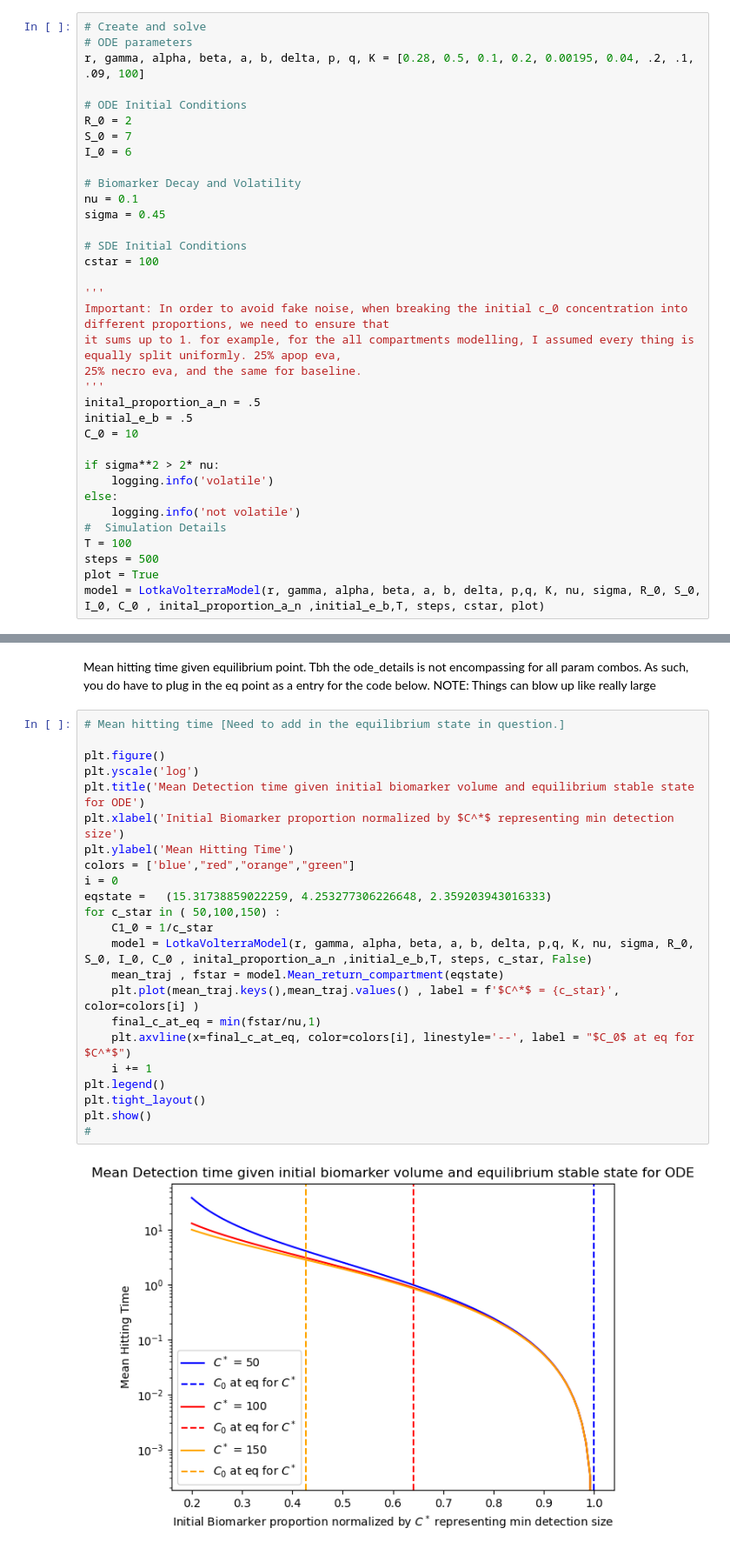
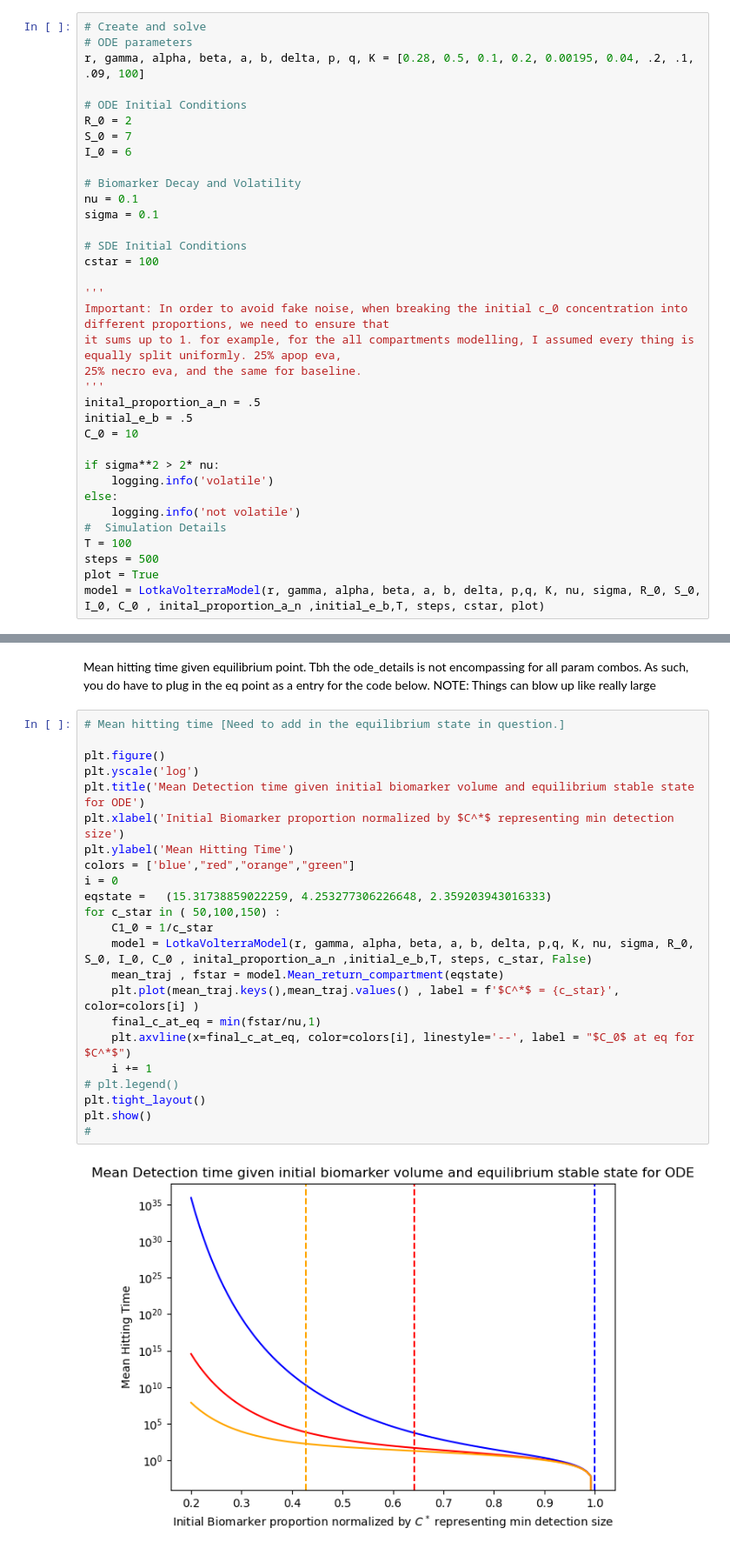
Before and after one commit to pujantamu/ODE_SDE_Model, a Jupyter notebook: Paper_ODE_SDE.ipynb, the cells around one changed output, grey strips where cells are left out. Shown at 87% size. Drawn from its saved outputs; the diff is of its cells as text.

```diff
--- a/Paper_ODE_SDE.ipynb
+++ b/Paper_ODE_SDE.ipynb
@@ -642,7 +646,7 @@ I_0 = 6
 
 # Biomarker Decay and Volatility
 nu = 0.1
-sigma = 0.45
+sigma = 0.1
 
 # SDE Initial Conditions
 cstar = 100
@@ -706,25 +710,25 @@ Mean hitting time given equilibrium point. Tbh the ode_details is not encompassi
 # %%
 # Mean hitting time [Need to add in the equilibrium state in question.]
 
 plt.figure()
 plt.yscale('log')
 plt.title('Mean Detection time given initial biomarker volume and equilibrium stable state for ODE')
 plt.xlabel('Initial Biomarker proportion normalized by $C^*$ representing min detection size')
 plt.ylabel('Mean Hitting Time')
 colors = ['blue',"red","orange","green"]
 i = 0
 eqstate = 	(15.31738859022259, 4.253277306226648, 2.359203943016333)
 for c_star in ( 50,100,150)	:
     C1_0 = 1/c_star
     model = LotkaVolterraModel(r, gamma, alpha, beta, a, b, delta, p,q, K, nu, sigma, R_0, S_0, I_0, C_0 , inital_proportion_a_n ,initial_e_b,T, steps, c_star, False)
     mean_traj , fstar = model.Mean_return_compartment(eqstate)
     plt.plot(mean_traj.keys(),mean_traj.values() , label = f'$C^*$ = {c_star}', color=colors[i] )
     final_c_at_eq = min(fstar/nu,1)
     plt.axvline(x=final_c_at_eq, color=colors[i], linestyle='--', label = "$C_0$ at eq for $C^*$")
     i += 1
-plt.legend()
+# plt.legend()
 plt.tight_layout()
 plt.show()
 #
 # %% [output]
-[figure, old version]
+[figure, new version]
```
Also changed, not shown: parts of 2 cells of this notebook.
